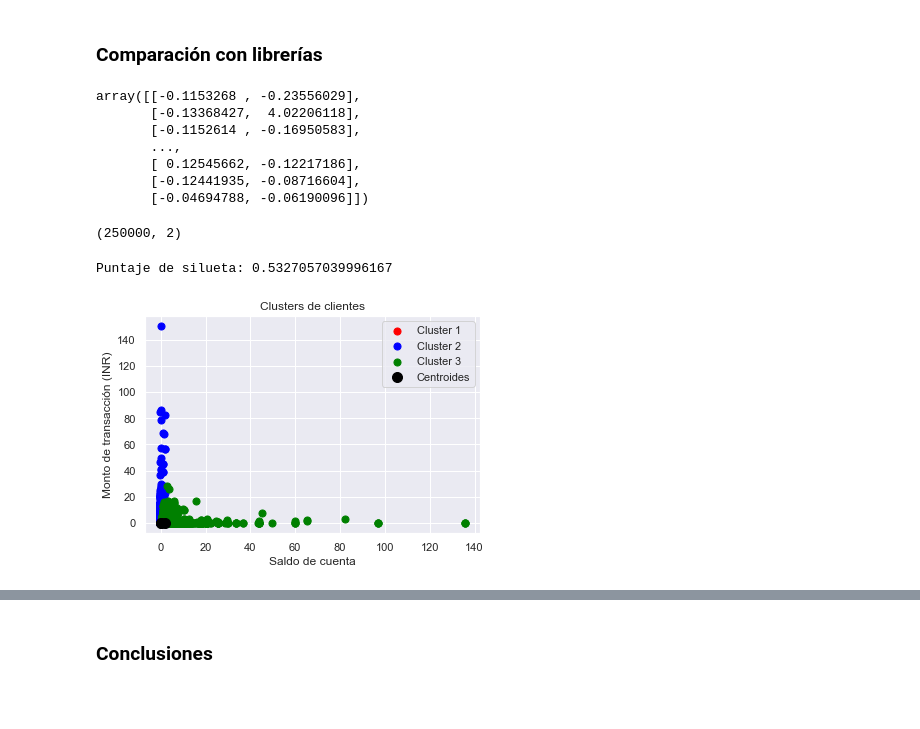
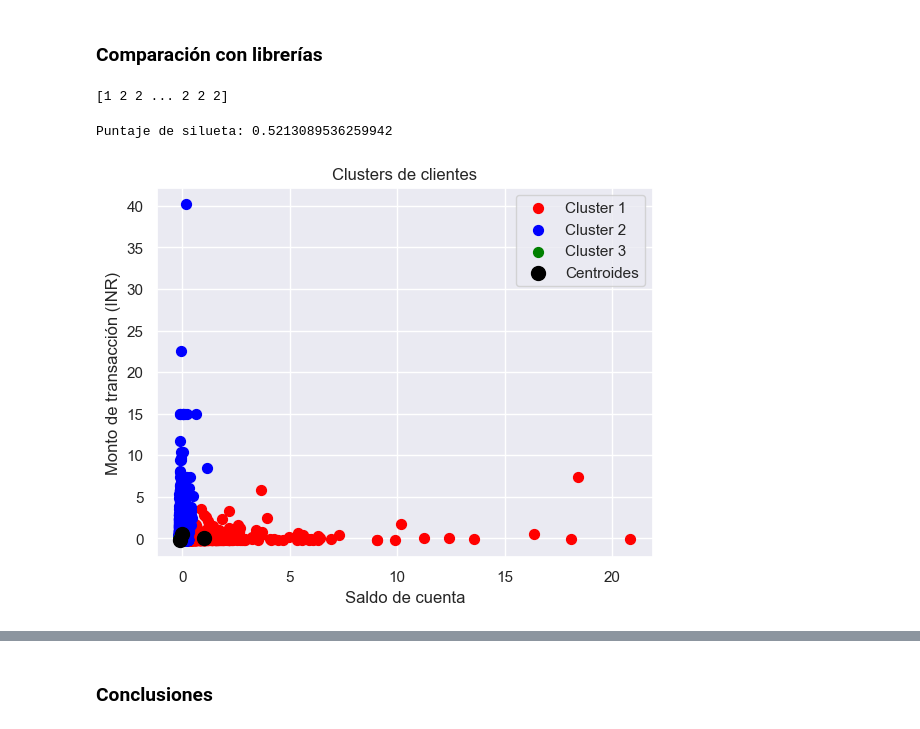
Before and after one commit to ChristopherG19/UVG_IA_Lab8, a Jupyter notebook: main.ipynb, the cells around one changed output, grey strips where cells are left out. Drawn from its saved outputs; the diff is of its cells as text; code cells hidden in the pictures; blank space fills up the shorter version.

```diff
--- a/main.ipynb
+++ b/main.ipynb
@@ -74,0 +89,7 @@ df.head()
+# %%
+from random import *
+seed(100)
+k = choices(range(0, X.shape[0]), k = 10000)
+X_copy = np.array([X[val] for val in k])
+X = X_copy
+print(X.shape)
@@ -74,0 +180,4 @@ df.head()
+# %%
+model = GaussianMixture(n_components= 3)
+model.fit(X)
+print()
@@ -75,64 +207,39 @@ df.head()
 # %% [markdown]
 ### Comparación con librerías
-# %%
-import pandas as pd
-import numpy as np
-
-# Seleccionar características relevantes
-X = df[['CustAccountBalance', 'TransactionAmount (INR)']].values
-
-# Normalizar características
-from sklearn.preprocessing import StandardScaler
-scaler = StandardScaler()
-X = scaler.fit_transform(X)
-X
-# %% [output]
-array([[-0.1153268 , -0.23556029],
-       [-0.13368427,  4.02206118],
-       [-0.1152614 , -0.16950583],
-       ...,
-       [ 0.12545662, -0.12217186],
-       [-0.12441935, -0.08716604],
-       [-0.04694788, -0.06190096]])
-# %%
-from random import *
-seed(10)
-k = choices(range(0, X.shape[0]), k = 250000)
-X_copy = np.array([X[val] for val in k])
-X = X_copy
-print(X.shape)
-# %% [output]
-(250000, 2)
+# %%
+# Ajustar modelo GMM
+gmm = GaussianMixture(n_components=3)
+gmm.fit(X)
+
+# Predecir etiquetas de cluster
+pred_y_sk = gmm.predict(X)
+
+print(pred_y_sk)
+# %% [output]
+[1 2 2 ... 2 2 2]
 # %%
-from sklearn.metrics import silhouette_score
 
-# Ajustar modelo GMM
-gmm = GaussianMixture(n_components=3)
-gmm.fit(X)
-
-# Predecir etiquetas de cluster
-pred_y = gmm.predict(X)
 
 # Calcular puntaje de silueta
-silhouette_avg = silhouette_score(X, pred_y)
+silhouette_avg = silhouette_score(X, pred_y_sk)
 print("Puntaje de silueta:", silhouette_avg)
 
 # Graficar clusters
-plt.scatter(X[pred_y == 0, 0], X[pred_y == 0, 1], s=50, c='red', label='Cluster 1')
-plt.scatter(X[pred_y == 1, 0], X[pred_y == 1, 1], s=50, c='blue', label='Cluster 2')
-plt.scatter(X[pred_y == 2, 0], X[pred_y == 2, 1], s=50, c='green', label='Cluster 3')
+plt.scatter(X[pred_y_sk == 0, 0], X[pred_y_sk == 0, 1], s=50, c='red', label='Cluster 1')
+plt.scatter(X[pred_y_sk == 1, 0], X[pred_y_sk == 1, 1], s=50, c='blue', label='Cluster 2')
+plt.scatter(X[pred_y_sk == 2, 0], X[pred_y_sk == 2, 1], s=50, c='green', label='Cluster 3')
 
 # Graficar centroides
 plt.scatter(gmm.means_[:, 0], gmm.means_[:, 1], s=100, c='black', label='Centroides')
 
 plt.title('Clusters de clientes')
 plt.xlabel('Saldo de cuenta')
 plt.ylabel('Monto de transacción (INR)')
 plt.legend()
 plt.show()
 # %% [output]
-Puntaje de silueta: 0.5327057039996167
+Puntaje de silueta: 0.5213089536259942
-[figure, old version]
+[figure, new version]
 # %%
 from sklearn.mixture import GaussianMixture
 
```
Also changed, not shown: parts of 11 cells of this notebook.
